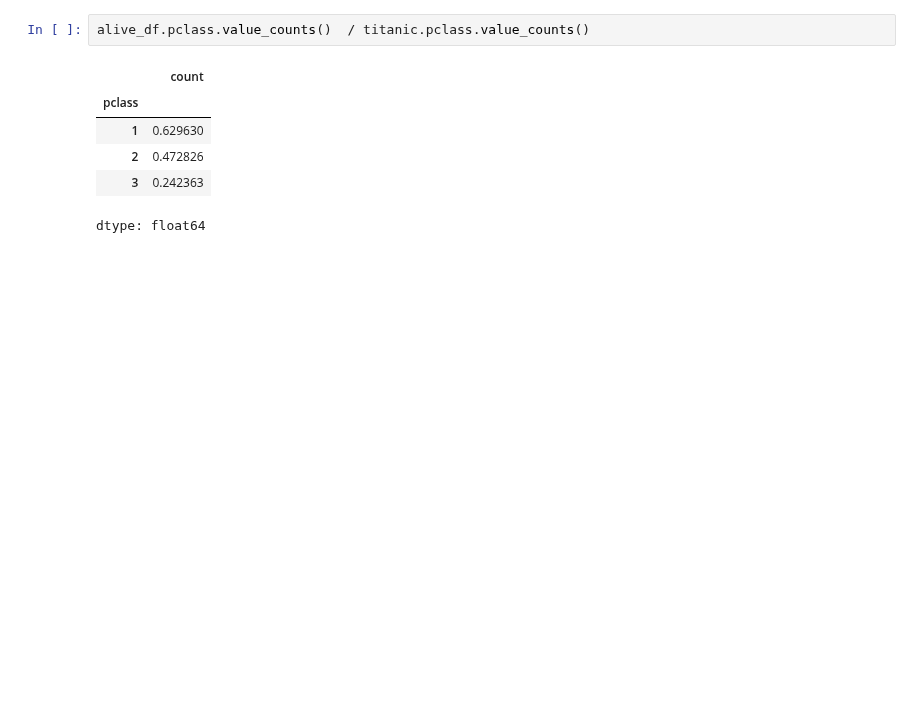
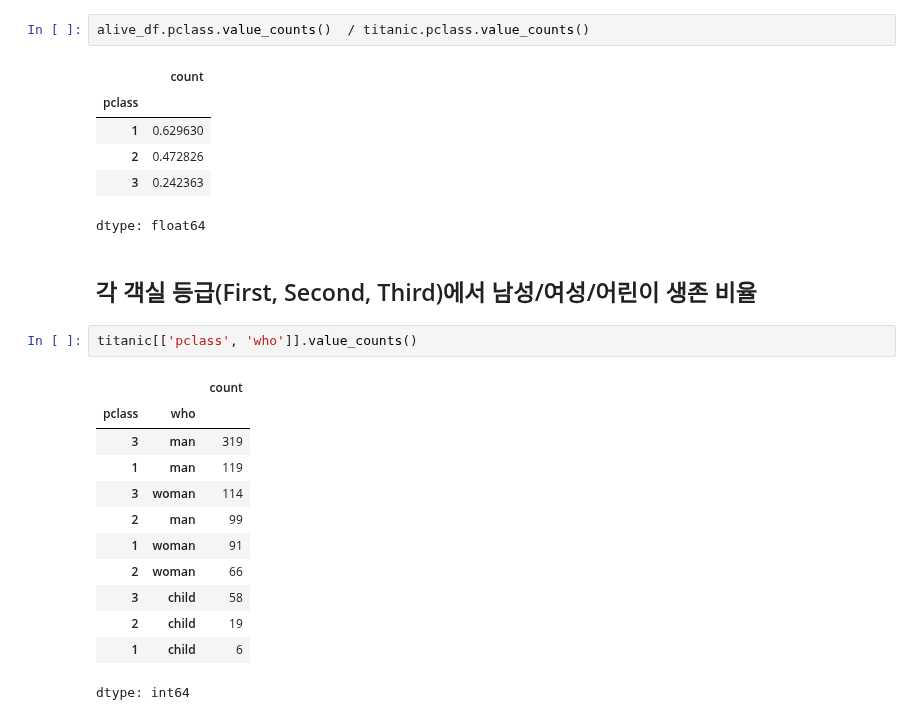
Before and after one commit to JakeOh/202505_BD50, a Jupyter notebook: lab_da/da03_dataframe.ipynb, the cells around one changed output. Cells and saved outputs as stored; diff of their text form; blank space fills up the shorter version.

```diff
--- a/lab_da/da03_dataframe.ipynb
+++ b/lab_da/da03_dataframe.ipynb
@@ -492,3 +492,20 @@ alive_df.pclass.value_counts()  / titanic.pclass.value_counts()
 | 2 | 0.472826 |
 | 3 | 0.242363 |
 dtype: float64
+# %% [markdown]
+## 각 객실 등급(First, Second, Third)에서 남성/여성/어린이 생존 비율
+# %%
+titanic[['pclass', 'who']].value_counts()
+# %% [output]
+|  |  | count |
+| pclass | who |  |
+| 3 | man | 319 |
+| 1 | man | 119 |
+| 3 | woman | 114 |
+| 2 | man | 99 |
+| 1 | woman | 91 |
+| 2 | woman | 66 |
+| 3 | child | 58 |
+| 2 | child | 19 |
+| 1 | child | 6 |
+dtype: int64
```
Also changed, not shown: parts of 8 cells of this notebook.
